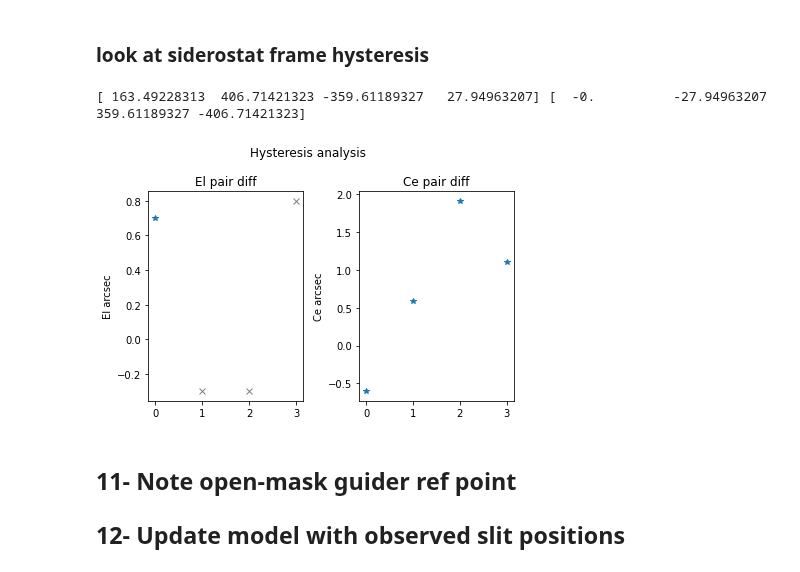
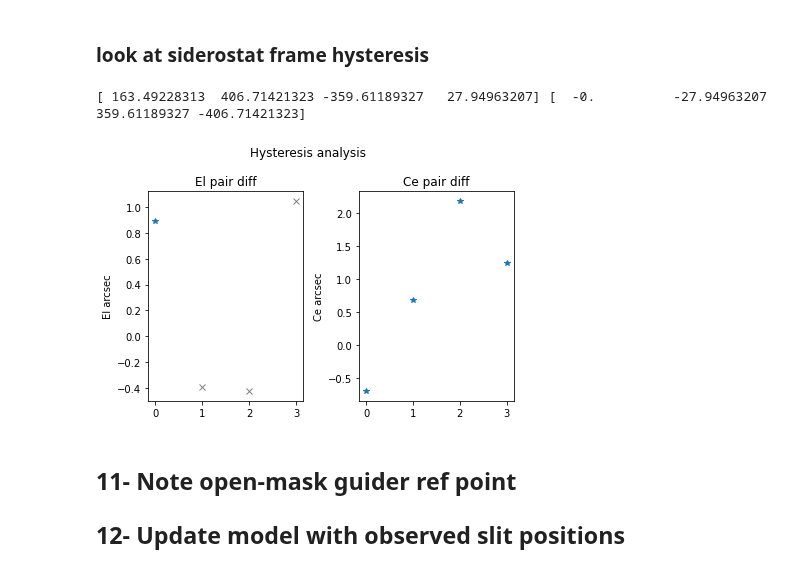
Before and after one commit to vpicouet/FireBallPipe, a Jupyter notebook: Notebook/XY_2022_F1_2_220710.DV.ipynb, the cells around one changed output. Drawn from its saved outputs; the diff is of its cells as text; code cells hidden in the pictures.

```diff
--- a/Notebook/XY_2022_F1_2_220710.DV.ipynb
+++ b/Notebook/XY_2022_F1_2_220710.DV.ipynb
@@ -344,33 +330,36 @@ wave:  0.20619
 # %% [markdown]
 ### look at siderostat frame hysteresis
 # %%
-mid  = len(slits_coord_obs_det)//2
-pair_diff = slits_coord_obs_det[:mid] - slits_coord_obs_det[::-1][:mid]
+slits_coord_obs = G2UV.detector2guider(slits_coord_obs_det, wave=obs_wave, angle=True  )
+slits_coord_obs_array = coord_list_to_array(slits_coord_obs)*3600.
+
+mid  = len(slits_coord_obs_array)//2
+pair_diff = slits_coord_obs_array[:mid] - slits_coord_obs_array[::-1][:mid]
 
 moves_sign  = np.sign(moves[2:mid+2])
 pair_diff_signed = pair_diff * moves_sign
 
 CE_comp = np.nonzero(~flags)[0] + 1
 EL = np.delete(moves,CE_comp, axis=0)[:,0]
 moves_EL_fwd = EL[1:mid+1]  # skip first to GC
 moves_EL_bwd = EL[mid+1:-1] # skip last back to gc
 print(moves_EL_fwd, moves_EL_bwd)
 moves_EL_opposite = np.sign(moves_EL_fwd)*np.sign(moves_EL_bwd[::-1]) == -1
 
 valid = np.arange(len(moves_sign))#[0,2,3,4]
 fig, (ax0,ax1) = plt.subplots(1,2)
 ax0.plot(valid[moves_EL_opposite[valid]], pair_diff_signed[moves_EL_opposite[valid], 0],'*')
 ax0.plot(valid[~moves_EL_opposite[valid]], pair_diff_signed[~moves_EL_opposite[valid], 0],'x',color='0.5')
 ax0.set_title("El pair diff")
 ax0.set_ylabel("El arcsec")
 ax1.plot(valid, pair_diff_signed[valid, 1],'*')
 ax1.set_title("Ce pair diff")
 ax1.set_ylabel("Ce arcsec")
 fig.suptitle("Hysteresis analysis")
 fig.tight_layout()
 # %% [output]
 [ 163.49228313  406.71421323 -359.61189327   27.94963207] [  -0.          -27.94963207  359.61189327 -406.71421323]
-[figure, old version]
+[figure, new version]
 # %% [markdown]
 ## 11- Note open-mask guider ref point
 ## 12- Update model with observed slit positions
```
Also changed, not shown: parts of 6 cells of this notebook, 1 other file.
